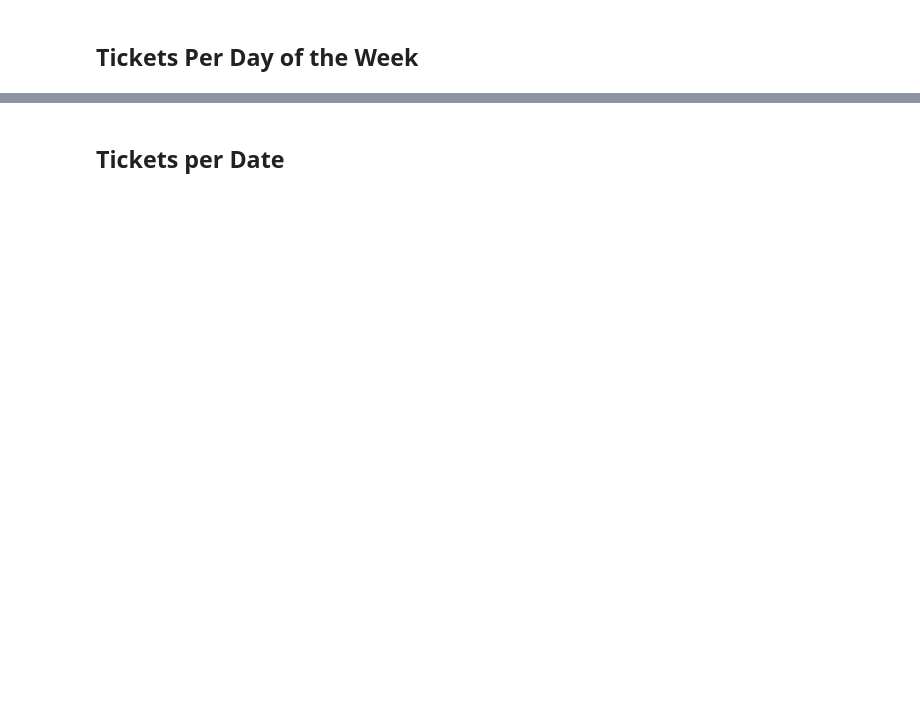
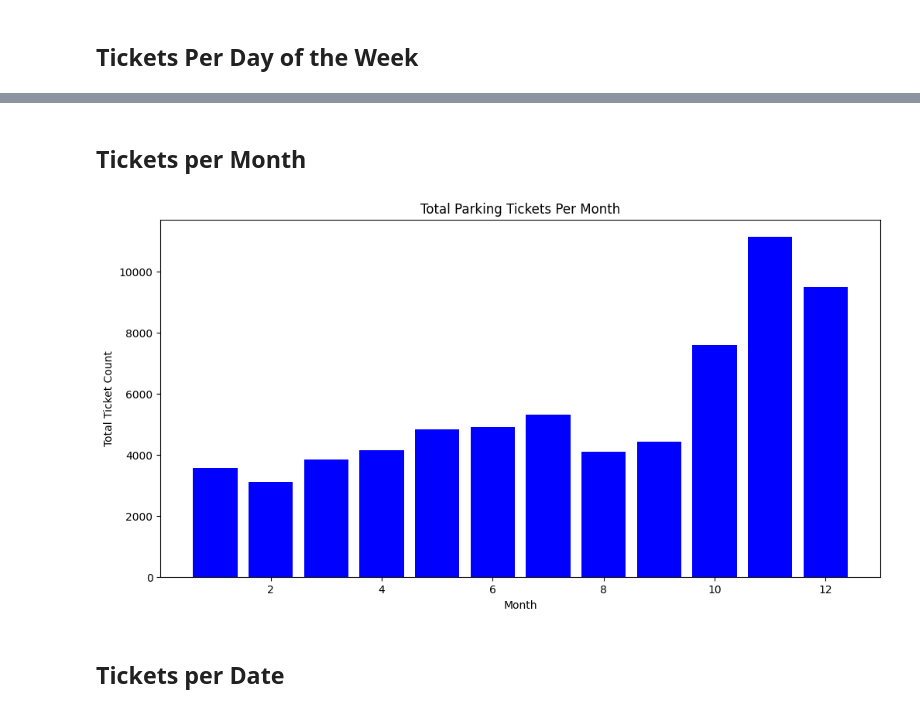
Before and after one commit to nwoods1/Cmpt353Project, a Jupyter notebook: notebooks/2_visualizations.ipynb, the cells around one changed output, grey strips where cells are left out. Cells and saved outputs as stored; diff of their text form; code cells hidden in the pictures; blank space fills up the shorter version.

```diff
--- a/notebooks/2_visualizations.ipynb
+++ b/notebooks/2_visualizations.ipynb
@@ -224,3 +224,16 @@ plt.show()
+# %% [markdown]
+## Tickets per Month
+# %%
+by_month = downtown_tickets.groupby("month").size().reset_index(name="TicketCount")
+plt.figure(figsize=(12, 6))
+plt.bar(by_month["month"], by_month["TicketCount"], color="blue")
+
+plt.xlabel("Month")
+plt.ylabel("Total Ticket Count")
+plt.title("Total Parking Tickets Per Month")
+plt.show()
+# %% [output]
+[figure, added]
 # %% [markdown]
 ## Tickets per Date
 # %%
```
Also changed, not shown: parts of 11 cells of this notebook, 2 other files.
